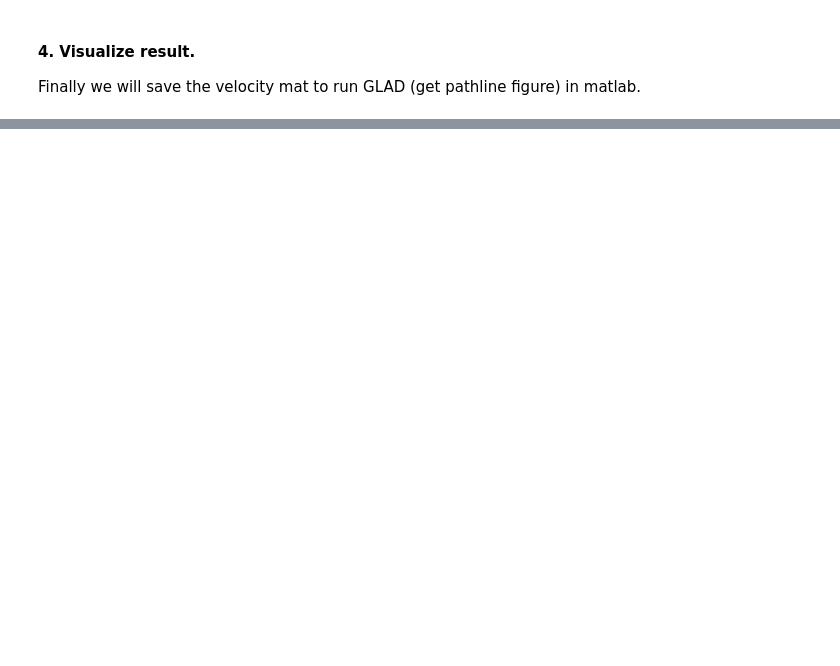
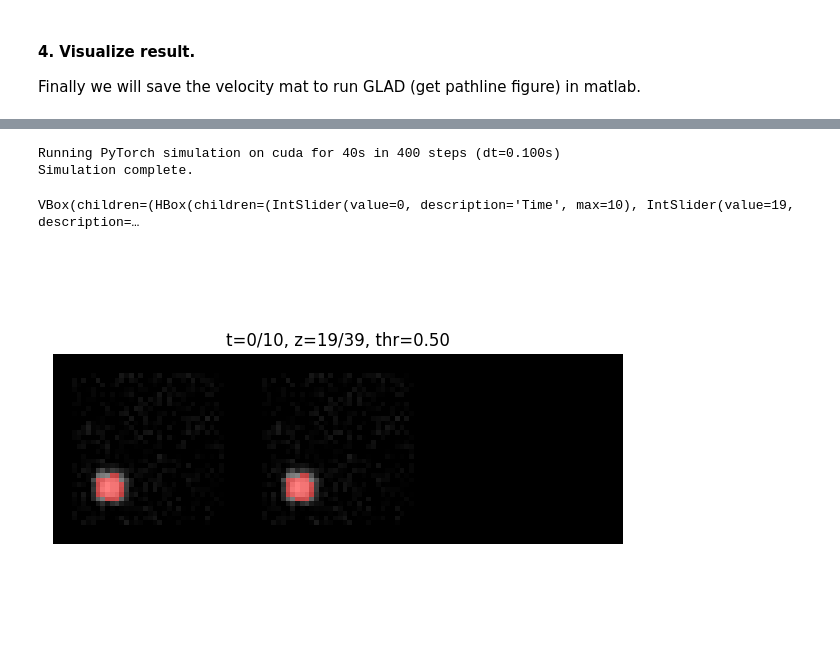
Before and after one commit to Winfred666/MRI_PINN, a Jupyter notebook: advect_diffuse_3d.ipynb, the cells around one changed output, grey strips where cells are left out. Drawn from its saved outputs; the diff is of its cells as text; code cells hidden in the pictures; blank space fills up the shorter version.

```diff
--- a/advect_diffuse_3d.ipynb
+++ b/advect_diffuse_3d.ipynb
@@ -182,3 +208,27 @@ plt.imshow(v_fig)
+# %%
+from utils.forward_sim import advect_diffuse_forward_simulation
+
+using_v = np.array([vx, vy, vz]).transpose(1,2,3,0)
+sim_frame_num = 10
+sim_steps_per_frame = 10 * int(t[1] - t[0])
+
+frames = advect_diffuse_forward_simulation(data[:,:,:,0] / c_dataset.C_star, using_v[:,:,:,0],
+                using_v[:,:,:,1],
+                using_v[:,:,:,2],
+                D=D_learned, total_time=sim_frame_num * int(t[1] - t[0]), num_steps=sim_steps_per_frame*sim_frame_num,
+                voxel_dims=(1.0,1.0,1.0))
+frames = np.array(frames).transpose(1,2,3,0)
+# jump sim_steps_per_frame to match time points
+frames = frames[:,:,:,::sim_steps_per_frame]
+# %% [output]
+Running PyTorch simulation on cuda for 40s in 400 steps (dt=0.100s)
+Simulation complete.
+# %%
+# compare with ground truth
+_ = draw_nifti_slices_with_time(frames, gt_imgs=data[:,:,:,:sim_frame_num+1] / c_dataset.C_star, brain_mask=mask, slice_along_axis='z', percentiles=(1,100))
+# %% [output]
+VBox(children=(HBox(children=(IntSlider(value=0, description='Time', max=10), IntSlider(value=19, description=…
+[figure, added]
 # %%
 # use pinn_model.val_slice_4d to draw concentration slices
 c_vis_list = pinn_model.c_net.draw_concentration_slices()
```
Also changed, not shown: parts of 12 cells of this notebook, 3 other files.
